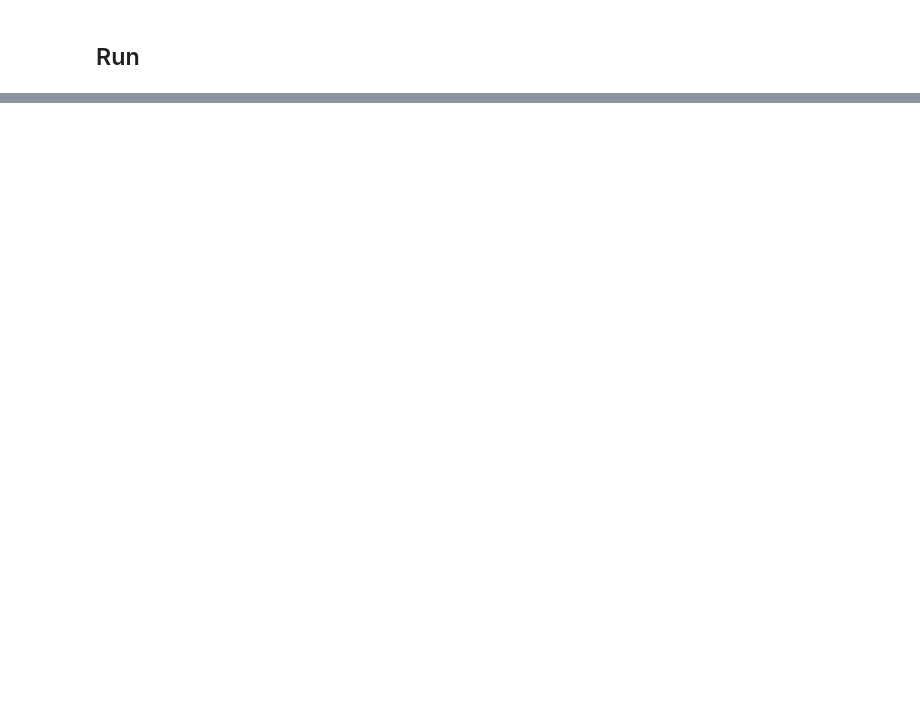
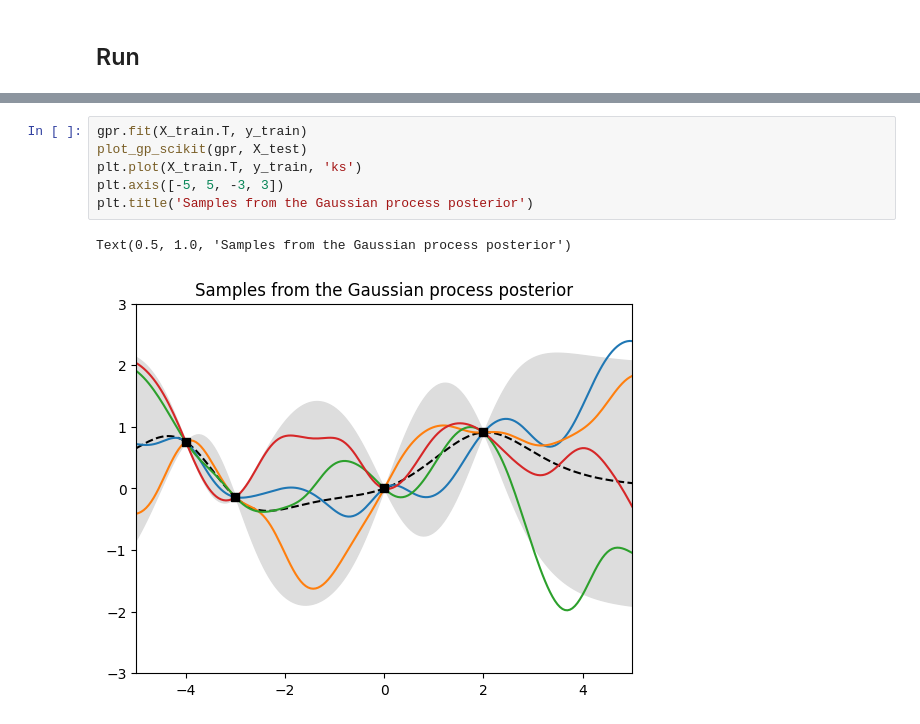
Before and after one commit to riley-x/GaussianProcessExample, a Jupyter notebook: gaussian_process.ipynb, the cells around one changed output, grey strips where cells are left out. Saved outputs shown, nothing was run; the diff lists cells and outputs as text; blank space fills up the shorter version.

```diff
--- a/gaussian_process.ipynb
+++ b/gaussian_process.ipynb
@@ -159,0 +201,9 @@ Text(0.5, 1.0, 'Samples from the Gaussian process posterior')
+# %%
+gpr.fit(X_train.T, y_train)
+plot_gp_scikit(gpr, X_test)
+plt.plot(X_train.T, y_train, 'ks')
+plt.axis([-5, 5, -3, 3])
+plt.title('Samples from the Gaussian process posterior')
+# %% [output]
+Text(0.5, 1.0, 'Samples from the Gaussian process posterior')
+[figure, added]
```
Also changed, not shown: parts of 10 cells of this notebook, 1 other file.
